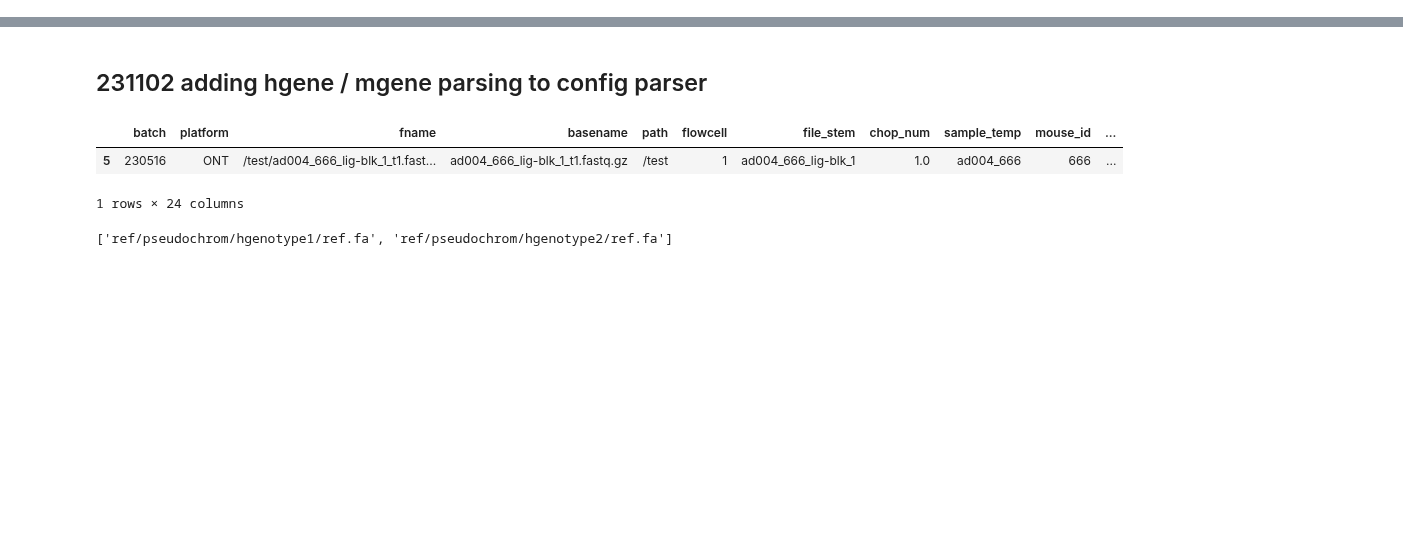
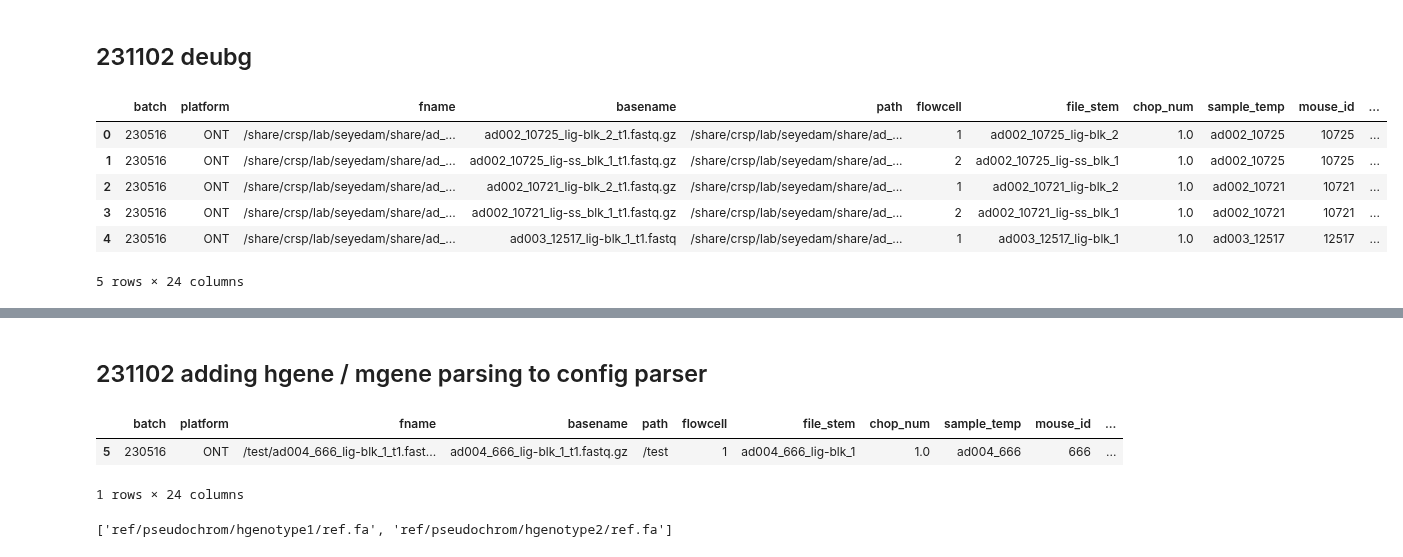
Before and after one commit to gfilimban/modelad_pipeline, a Jupyter notebook: proc_update/snakemake_dev.ipynb, the cells around one changed output, grey strips where cells are left out. Drawn from its saved outputs; the diff is of its cells as text; code cells hidden in the pictures; blank space fills up the shorter version.

```diff
--- a/proc_update/snakemake_dev.ipynb
+++ b/proc_update/snakemake_dev.ipynb
@@ -19,0 +120,2 @@ with open(config_file) as f:
+# %% [markdown]
+## 231102 deubg
@@ -19,0 +133,10 @@ with open(config_file) as f:
+# %%
+df.head()
+# %% [output]
+|  | batch | platform | fname | basename | path | flowcell | file_stem | chop_num | sample_temp | mouse_id | ... |
+| 0 | 230516 | ONT | /share/crsp/lab/seyedam/share/ad_... | ad002_10725_lig-blk_2_t1.fastq.gz | /share/crsp/lab/seyedam/share/ad_... | 1 | ad002_10725_lig-blk_2 | 1.0 | ad002_10725 | 10725 | ... |
+| 1 | 230516 | ONT | /share/crsp/lab/seyedam/share/ad_... | ad002_10725_lig-ss_blk_1_t1.fastq.gz | /share/crsp/lab/seyedam/share/ad_... | 2 | ad002_10725_lig-ss_blk_1 | 1.0 | ad002_10725 | 10725 | ... |
+| 2 | 230516 | ONT | /share/crsp/lab/seyedam/share/ad_... | ad002_10721_lig-blk_2_t1.fastq.gz | /share/crsp/lab/seyedam/share/ad_... | 1 | ad002_10721_lig-blk_2 | 1.0 | ad002_10721 | 10721 | ... |
+| 3 | 230516 | ONT | /share/crsp/lab/seyedam/share/ad_... | ad002_10721_lig-ss_blk_1_t1.fastq.gz | /share/crsp/lab/seyedam/share/ad_... | 2 | ad002_10721_lig-ss_blk_1 | 1.0 | ad002_10721 | 10721 | ... |
+| 4 | 230516 | ONT | /share/crsp/lab/seyedam/share/ad_... | ad003_12517_lig-blk_1_t1.fastq | /share/crsp/lab/seyedam/share/ad_... | 1 | ad003_12517_lig-blk_1 | 1.0 | ad003_12517 | 12517 | ... |
+5 rows × 24 columns
```
Also changed, not shown: parts of 19 cells of this notebook, 8 other files.
